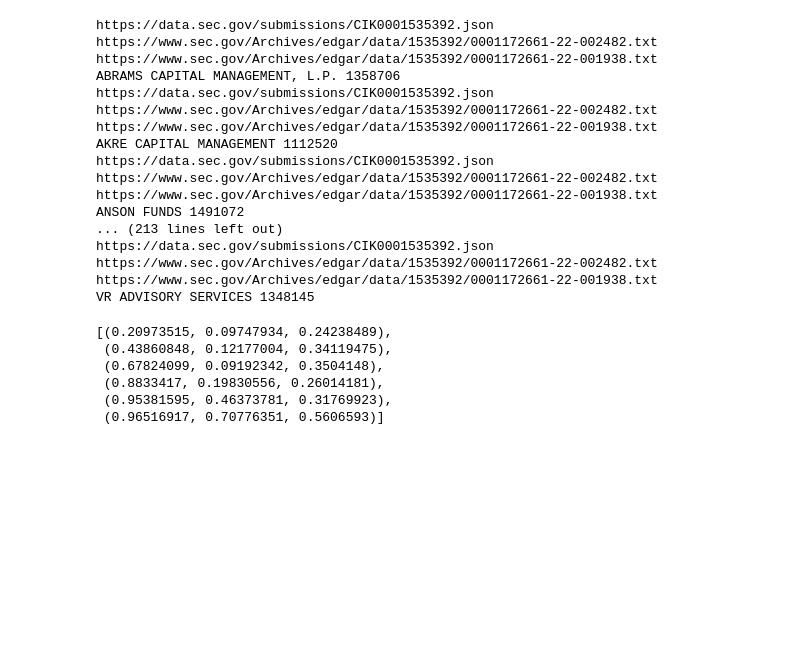
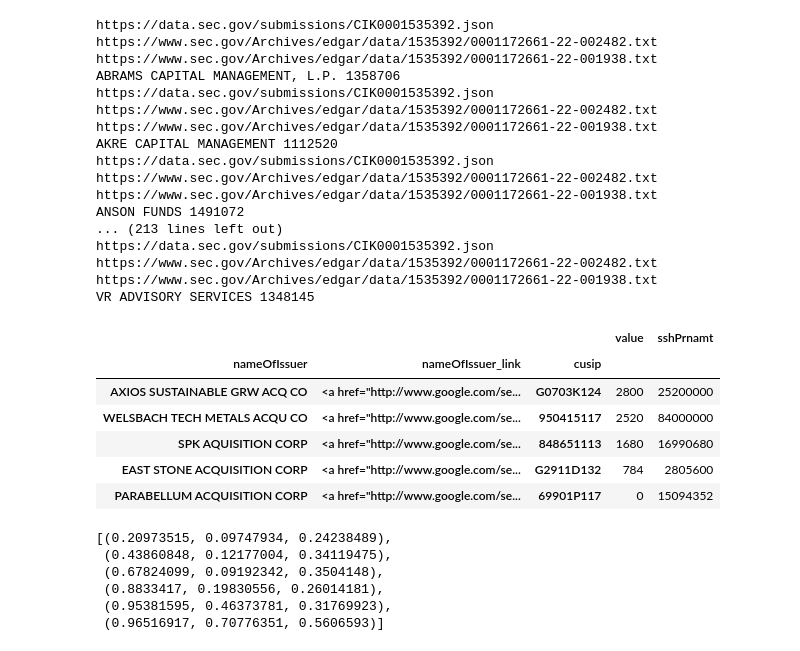
Before and after one commit to whs2k/stockFries_gha, a Jupyter notebook: notebooks/0.2.0-formatHTML.ipynb, the cells around one changed output. Drawn from its saved outputs; the diff is of its cells as text; code cells hidden in the pictures; blank space fills up the shorter version.

```diff
--- a/notebooks/0.2.0-formatHTML.ipynb
+++ b/notebooks/0.2.0-formatHTML.ipynb
@@ -41,6 +44,16 @@ https://data.sec.gov/submissions/CIK0001535392.json
 https://www.sec.gov/Archives/edgar/data/1535392/0001172661-22-002482.txt
 https://www.sec.gov/Archives/edgar/data/1535392/0001172661-22-001938.txt
 VR ADVISORY SERVICES 1348145
+# %%
+df_heavy.tail()
+# %% [output]
+|  |  |  | value | sshPrnamt |
+| nameOfIssuer | nameOfIssuer_link | cusip |  |  |
+| AXIOS SUSTAINABLE GRW ACQ CO | <a href="http://www.google.com/se... | G0703K124 | 2800 | 25200000 |
+| WELSBACH TECH METALS ACQU CO | <a href="http://www.google.com/se... | 950415117 | 2520 | 84000000 |
+| SPK AQUISITION CORP | <a href="http://www.google.com/se... | 848651113 | 1680 | 16990680 |
+| EAST STONE ACQUISITION CORP | <a href="http://www.google.com/se... | G2911D132 | 784 | 2805600 |
+| PARABELLUM ACQUISITION CORP | <a href="http://www.google.com/se... | 69901P117 | 0 | 15094352 |
 # %%
 html_string = """
 <body>
```
Also changed, not shown: parts of 3 cells of this notebook, 10 other files.
